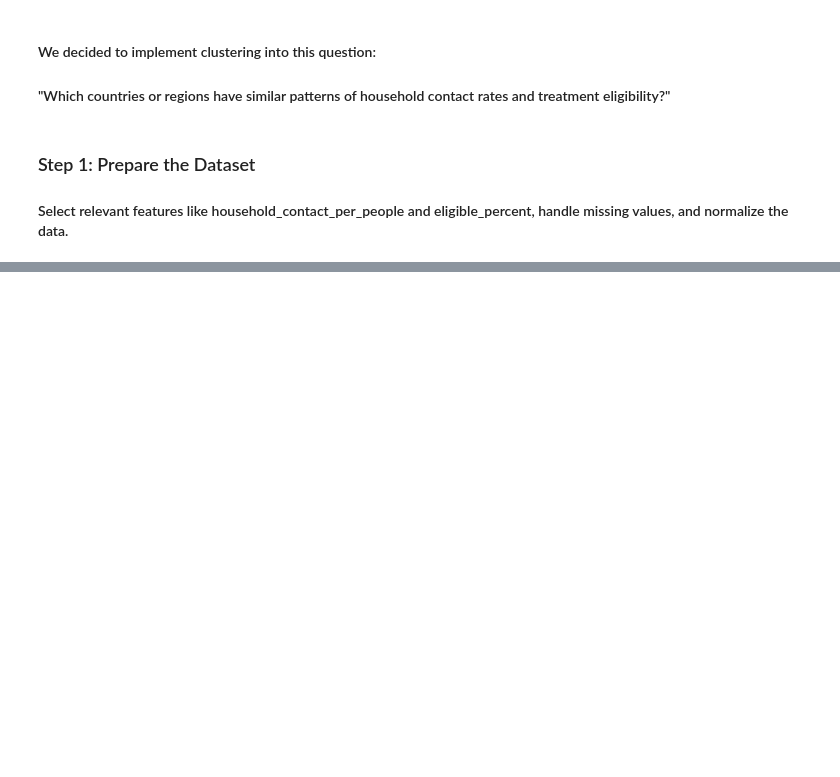
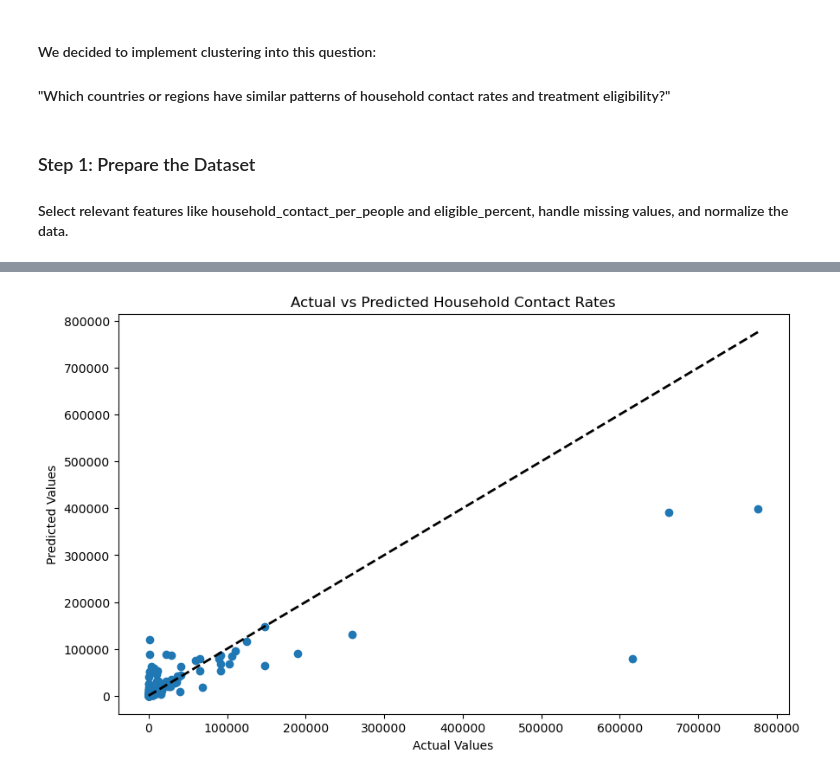
Before and after one commit to mnazhar13/DataAnalyticsProject, a Jupyter notebook: LTBI-estimates-Workbook.ipynb, the cells around one changed output, grey strips where cells are left out. Drawn from its saved outputs; the diff is of its cells as text; code cells hidden in the pictures; blank space fills up the shorter version.

```diff
--- a/LTBI-estimates-Workbook.ipynb
+++ b/LTBI-estimates-Workbook.ipynb
@@ -843,0 +573,11 @@ For each cluster, summary statistics (mean, min, max) were calculated to analyze
+# %%
+# Scatter plot for actual vs predicted values
+plt.figure(figsize=(10, 6))
+plt.scatter(y_test, y_pred)
+plt.plot([y_test.min(), y_test.max()], [y_test.min(), y_test.max()], 'k--', lw=2)  # Diagonal line
+plt.title('Actual vs Predicted Household Contact Rates')
+plt.xlabel('Actual Values')
+plt.ylabel('Predicted Values')
+plt.show()
+# %% [output]
+[figure, added]
```
Also changed, not shown: parts of 26 cells of this notebook.
